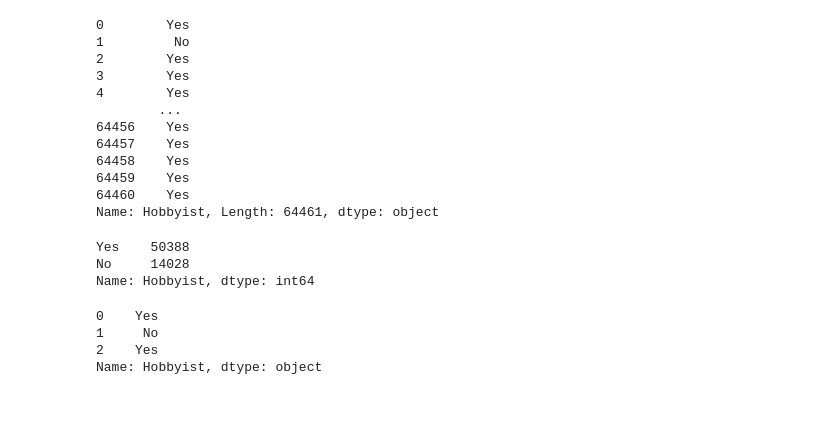
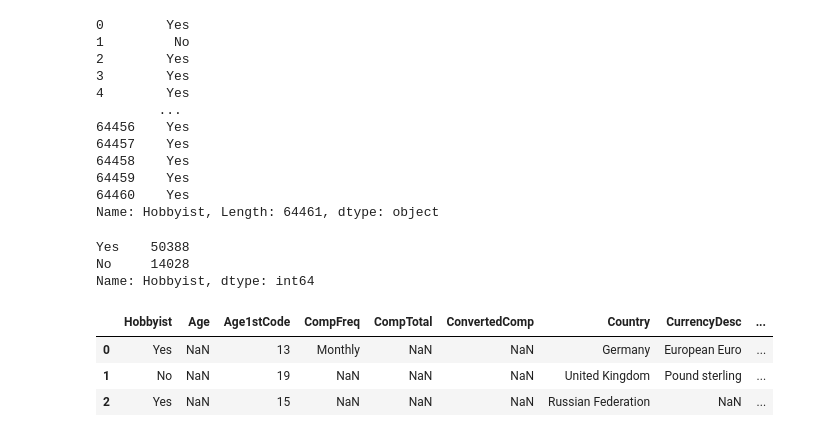
Before and after one commit to Hassanalihazaraa/pandas, a Jupyter notebook: learning_pandas.ipynb, the cells around one changed output. Drawn from its saved outputs; the diff is of its cells as text; code cells hidden in the pictures; blank space fills up the shorter version.

```diff
--- a/learning_pandas.ipynb
+++ b/learning_pandas.ipynb
@@ -82,9 +82,9 @@ Yes    50388
 No     14028
 Name: Hobbyist, dtype: int64
 # %%
-df.loc[0:2, 'Hobbyist']
+df.loc[0:2, 'Hobbyist':'Employment']
 # %% [output]
-0    Yes
-1     No
-2    Yes
-Name: Hobbyist, dtype: object
+|  | Hobbyist | Age | Age1stCode | CompFreq | CompTotal | ConvertedComp | Country | CurrencyDesc | ... |
+| 0 | Yes | NaN | 13 | Monthly | NaN | NaN | Germany | European Euro | ... |
+| 1 | No | NaN | 19 | NaN | NaN | NaN | United Kingdom | Pound sterling | ... |
+| 2 | Yes | NaN | 15 | NaN | NaN | NaN | Russian Federation | NaN | ... |
```
Also changed, not shown: 1 other file.
